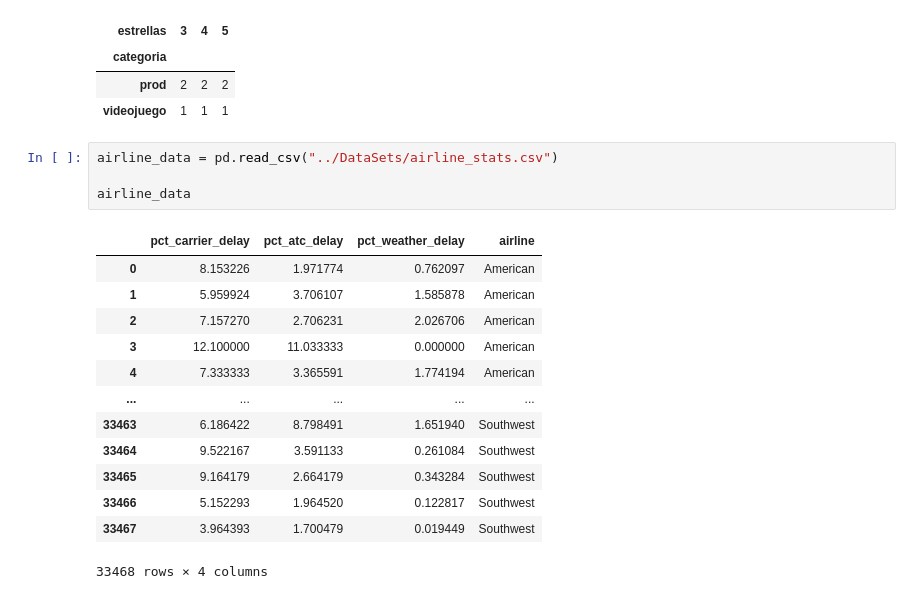
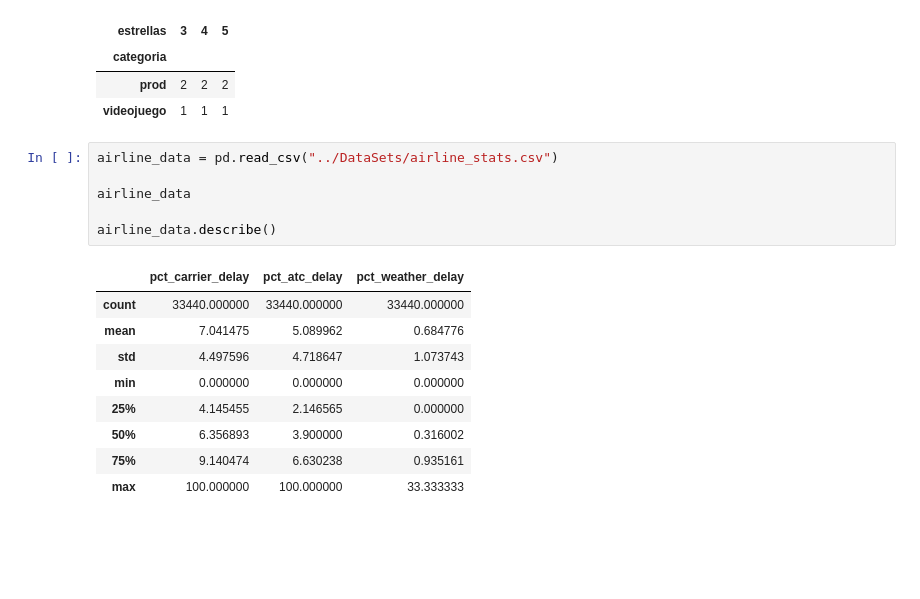
Before and after one commit to tzuzulcode/data-science-abril2022, a Jupyter notebook: Correlation/MultivariateAnalysis.ipynb, the cells around one changed output. Drawn from its saved outputs; the diff is of its cells as text; blank space fills up the shorter version.

Commit message:
Airline dataset

```diff
--- a/Correlation/MultivariateAnalysis.ipynb
+++ b/Correlation/MultivariateAnalysis.ipynb
@@ -110,19 +110,17 @@ categorical_df.pivot_table(index='categoria',columns='estrellas',aggfunc=lambda
 # %%
 airline_data = pd.read_csv("../DataSets/airline_stats.csv")
 
 airline_data
+
+airline_data.describe()
 # %% [output]
-|  | pct_carrier_delay | pct_atc_delay | pct_weather_delay | airline |
-| 0 | 8.153226 | 1.971774 | 0.762097 | American |
-| 1 | 5.959924 | 3.706107 | 1.585878 | American |
-| 2 | 7.157270 | 2.706231 | 2.026706 | American |
-| 3 | 12.100000 | 11.033333 | 0.000000 | American |
-| 4 | 7.333333 | 3.365591 | 1.774194 | American |
-| ... | ... | ... | ... | ... |
-| 33463 | 6.186422 | 8.798491 | 1.651940 | Southwest |
-| 33464 | 9.522167 | 3.591133 | 0.261084 | Southwest |
-| 33465 | 9.164179 | 2.664179 | 0.343284 | Southwest |
-| 33466 | 5.152293 | 1.964520 | 0.122817 | Southwest |
-| 33467 | 3.964393 | 1.700479 | 0.019449 | Southwest |
+|  | pct_carrier_delay | pct_atc_delay | pct_weather_delay |
+| count | 33440.000000 | 33440.000000 | 33440.000000 |
+| mean | 7.041475 | 5.089962 | 0.684776 |
+| std | 4.497596 | 4.718647 | 1.073743 |
+| min | 0.000000 | 0.000000 | 0.000000 |
+| 25% | 4.145455 | 2.146565 | 0.000000 |
+| 50% | 6.356893 | 3.900000 | 0.316002 |
+| 75% | 9.140474 | 6.630238 | 0.935161 |
+| max | 100.000000 | 100.000000 | 33.333333 |
-33468 rows × 4 columns
 # %%
```
Also changed, not shown: parts of 4 cells of this notebook.
